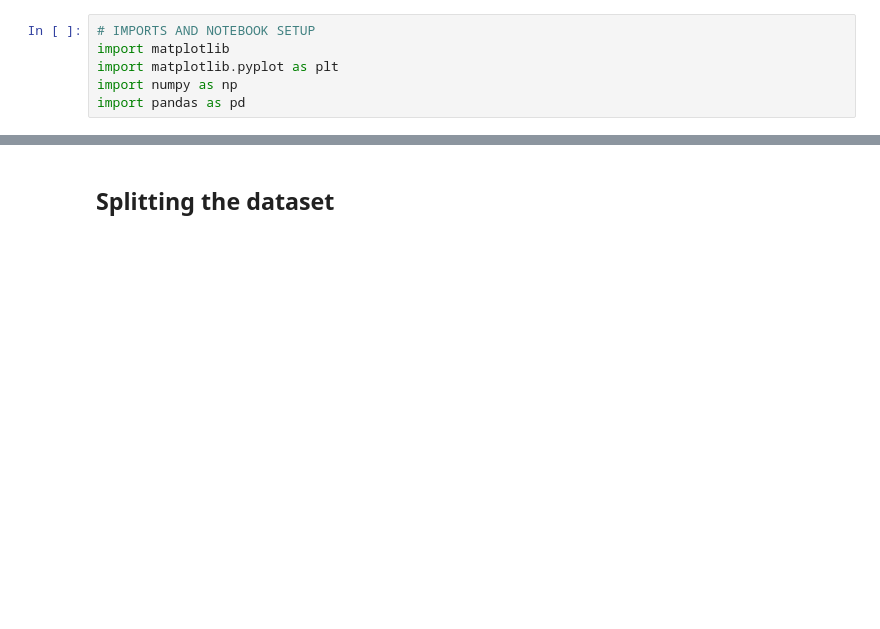
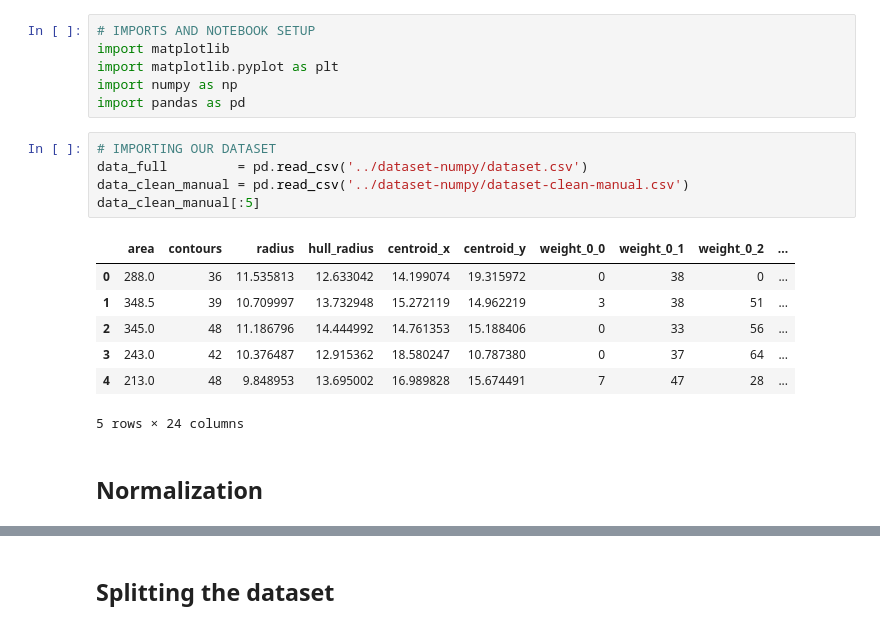
Before and after one commit to jsmienk/IML, a Jupyter notebook: notebooks/classification.ipynb, the cells around one changed output, grey strips where cells are left out. Cells and saved outputs as stored; diff of their text form; blank space fills up the shorter version.

Commit message:
Normalization and SVM classiffication.

```diff
--- a/notebooks/classification.ipynb
+++ b/notebooks/classification.ipynb
@@ -6,3 +20,18 @@ import matplotlib
 import matplotlib.pyplot as plt
 import numpy as np
 import pandas as pd
+# %%
+# IMPORTING OUR DATASET
+data_full         = pd.read_csv('../dataset-numpy/dataset.csv')
+data_clean_manual = pd.read_csv('../dataset-numpy/dataset-clean-manual.csv')
+data_clean_manual[:5]
+# %% [output]
+|  | area | contours | radius | hull_radius | centroid_x | centroid_y | weight_0_0 | weight_0_1 | weight_0_2 | ... |
+| 0 | 288.0 | 36 | 11.535813 | 12.633042 | 14.199074 | 19.315972 | 0 | 38 | 0 | ... |
+| 1 | 348.5 | 39 | 10.709997 | 13.732948 | 15.272119 | 14.962219 | 3 | 38 | 51 | ... |
+| 2 | 345.0 | 48 | 11.186796 | 14.444992 | 14.761353 | 15.188406 | 0 | 33 | 56 | ... |
+| 3 | 243.0 | 42 | 10.376487 | 12.915362 | 18.580247 | 10.787380 | 0 | 37 | 64 | ... |
+| 4 | 213.0 | 48 | 9.848953 | 13.695002 | 16.989828 | 15.674491 | 7 | 47 | 28 | ... |
+5 rows × 24 columns
+# %% [markdown]
+## Normalization
```
Also changed, not shown: parts of 12 cells of this notebook, 3 other files.
